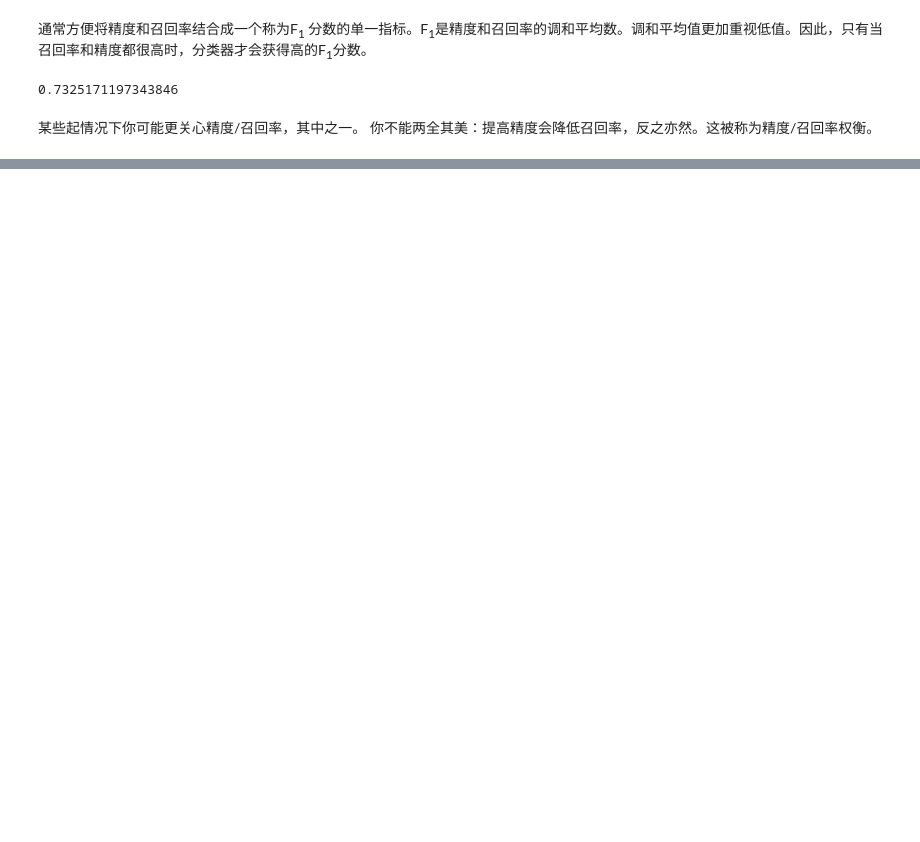
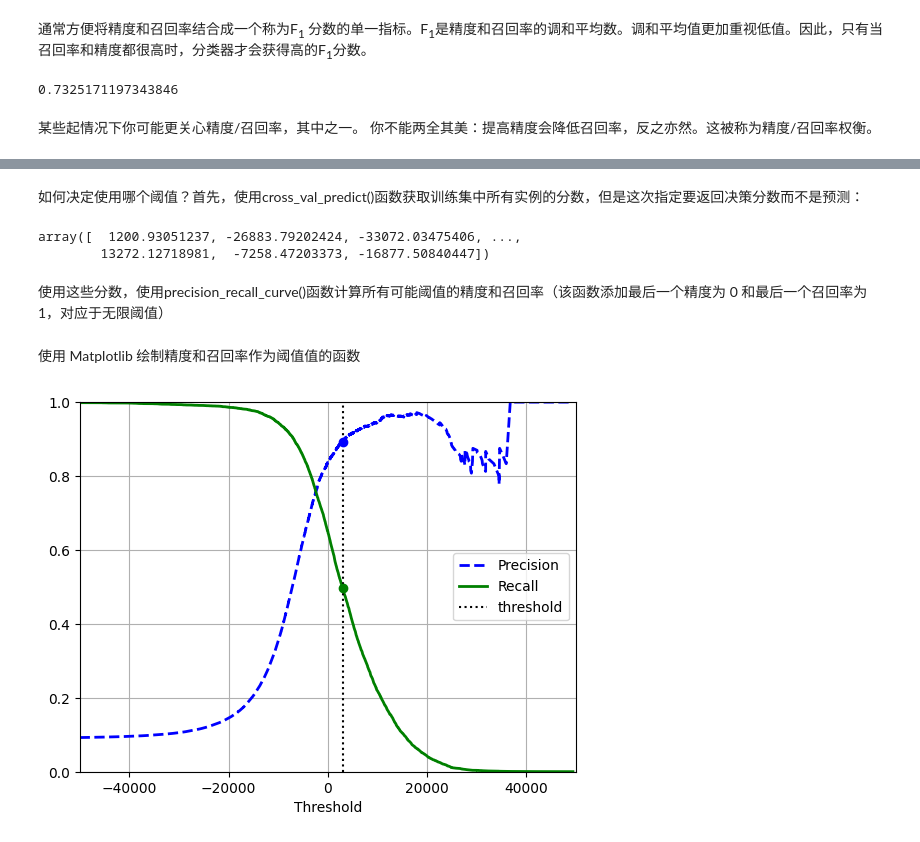
Before and after one commit to carlos19960601/mlnotes, a Jupyter notebook: hands-on-editionv3/03 Classification.ipynb, the cells around one changed output, grey strips where cells are left out. Drawn from its saved outputs; the diff is of its cells as text; code cells hidden in the pictures; blank space fills up the shorter version.

```diff
--- a/hands-on-editionv3/03 Classification.ipynb
+++ b/hands-on-editionv3/03 Classification.ipynb
@@ -146,0 +178,4 @@ f1_score(y_train_5, y_train_pred)
+# %%
+threshold = 3000
+y_some_digit_pred = (y_scores > threshold)
+y_some_digit_pred
@@ -146,0 +186,31 @@ f1_score(y_train_5, y_train_pred)
+# %% [markdown]
+如何决定使用哪个阈值？首先，使用cross_val_predict()函数获取训练集中所有实例的分数，但是这次指定要返回决策分数而不是预测：
+# %%
+y_scores = cross_val_predict(sgd_clf, X_train, y_train_5, cv=3, method="decision_function")
+y_scores
+# %% [output]
+array([  1200.93051237, -26883.79202424, -33072.03475406, ...,
+        13272.12718981,  -7258.47203373, -16877.50840447])
+# %% [markdown]
+使用这些分数，使用precision_recall_curve()函数计算所有可能阈值的精度和召回率（该函数添加最后一个精度为 0 和最后一个召回率为 1，对应于无限阈值）
+# %%
+from sklearn.metrics import precision_recall_curve
+
+precisions, recalls, thresholds = precision_recall_curve(y_train_5, y_scores)
+# %% [markdown]
+使用 Matplotlib 绘制精度和召回率作为阈值值的函数
+# %%
+plt.plot(thresholds, precisions[:-1], "b--", label="Precision", linewidth=2)
+plt.plot(thresholds, recalls[:-1], "g-", label="Recall", linewidth=2)
+plt.vlines(threshold, 0, 1.0, "k", "dotted", label="threshold")
+
+idx = (thresholds >= threshold).argmax()
+plt.plot(thresholds[idx], precisions[idx], "bo")
+plt.plot(thresholds[idx], recalls[idx], "go")
+plt.axis([-50000, 50000, 0, 1])
+plt.grid()
+plt.xlabel("Threshold")
+plt.legend(loc="center right")
+plt.show()
+# %% [output]
+[figure, added]
```
Also changed, not shown: parts of 30 cells of this notebook, 2 other files.
